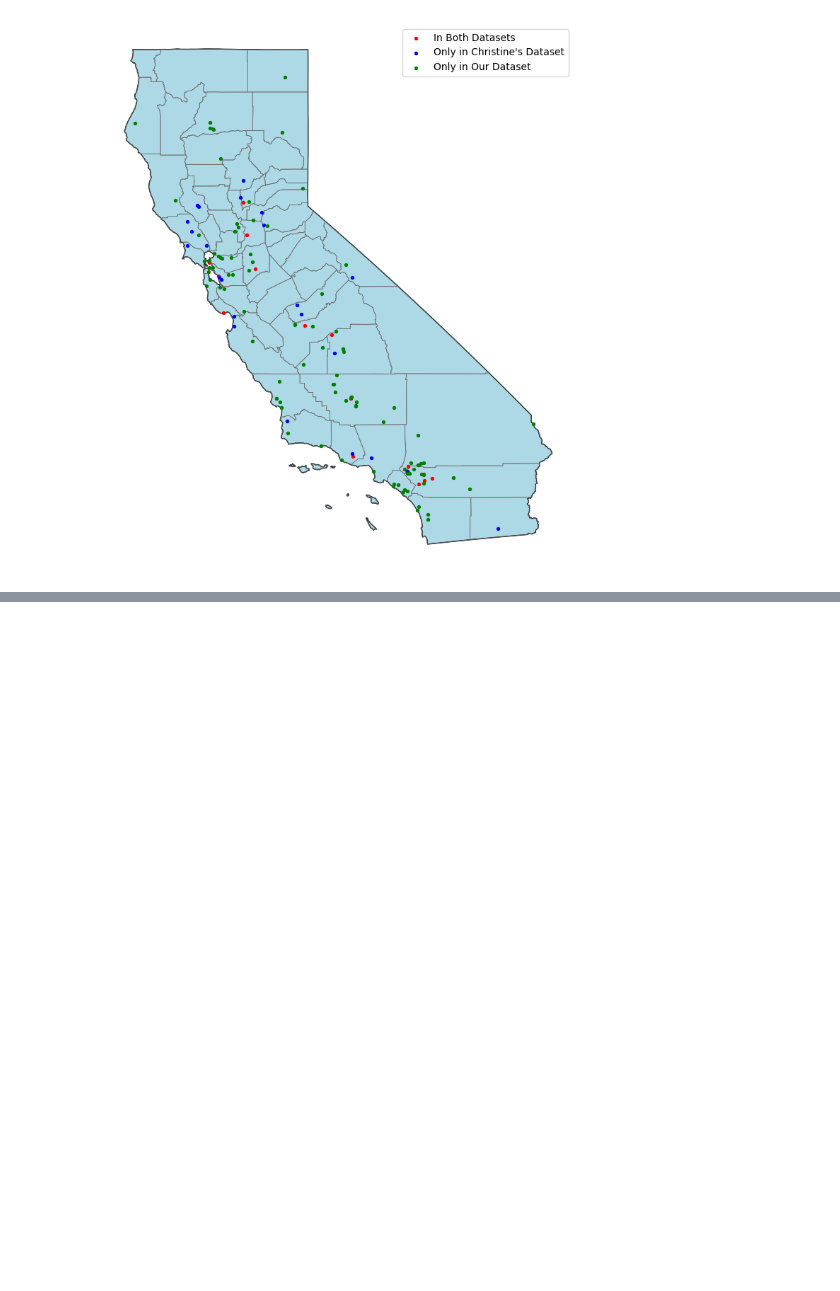
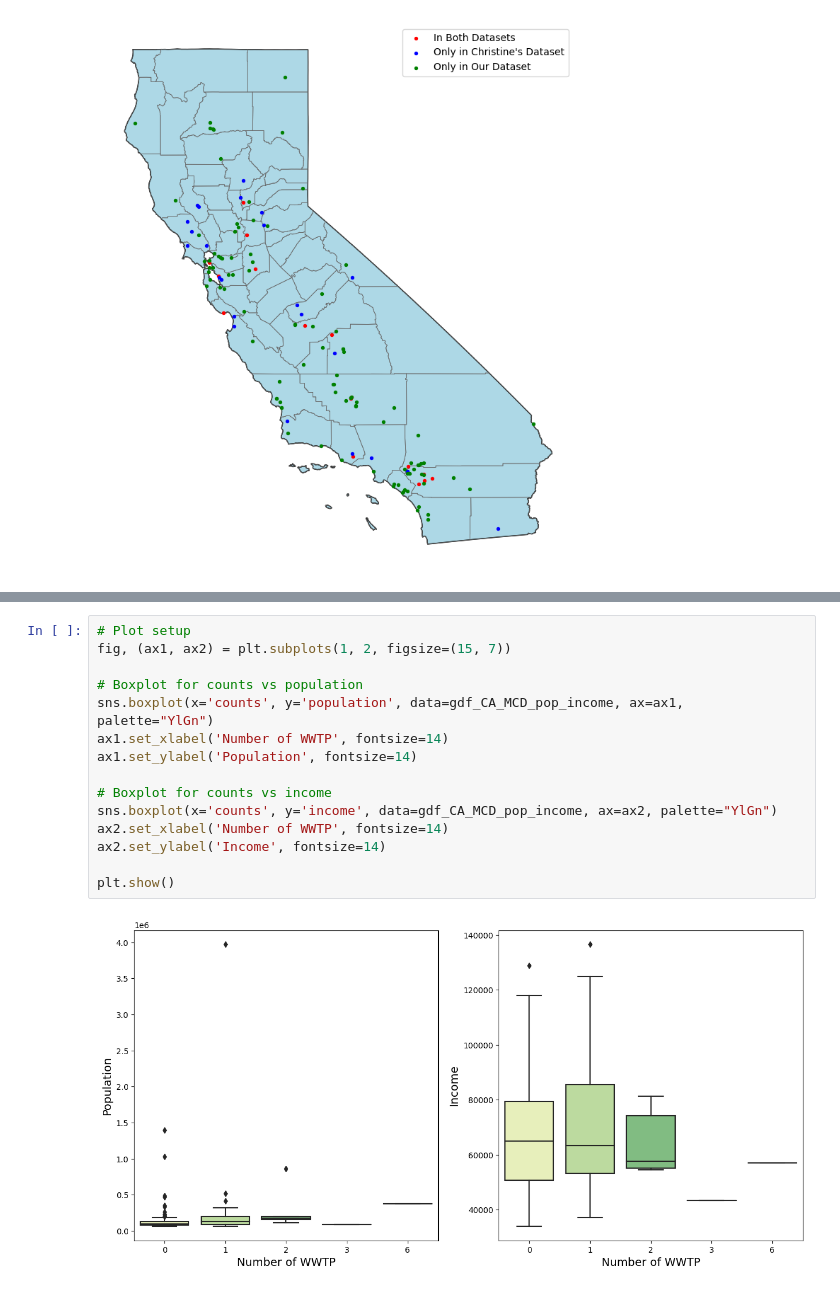
Before and after one commit to Yer1k/solar_wastewater, a Jupyter notebook: 10_code/interactive_graph.ipynb, the cells around one changed output, grey strips where cells are left out. Drawn from its saved outputs; the diff is of its cells as text; blank space fills up the shorter version.

```diff
--- a/10_code/interactive_graph.ipynb
+++ b/10_code/interactive_graph.ipynb
@@ -418,0 +585,17 @@ plt.show()
+# %%
+# Plot setup
+fig, (ax1, ax2) = plt.subplots(1, 2, figsize=(15, 7))
+
+# Boxplot for counts vs population
+sns.boxplot(x='counts', y='population', data=gdf_CA_MCD_pop_income, ax=ax1, palette="YlGn")
+ax1.set_xlabel('Number of WWTP', fontsize=14)
+ax1.set_ylabel('Population', fontsize=14)
+
+# Boxplot for counts vs income
+sns.boxplot(x='counts', y='income', data=gdf_CA_MCD_pop_income, ax=ax2, palette="YlGn")
+ax2.set_xlabel('Number of WWTP', fontsize=14)
+ax2.set_ylabel('Income', fontsize=14)
+
+plt.show()
+# %% [output]
+[figure, added]
```
Also changed, not shown: parts of 37 cells of this notebook.
